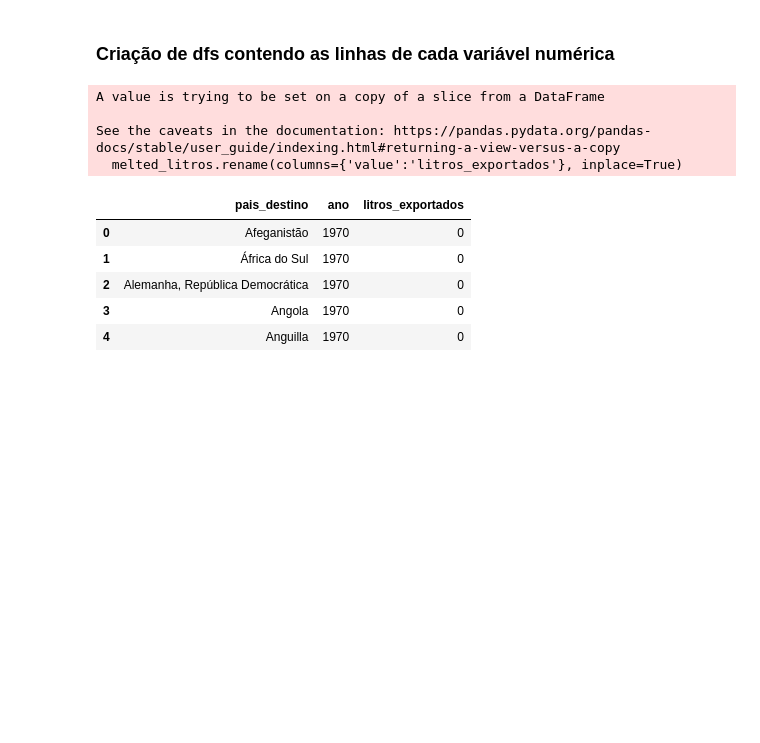
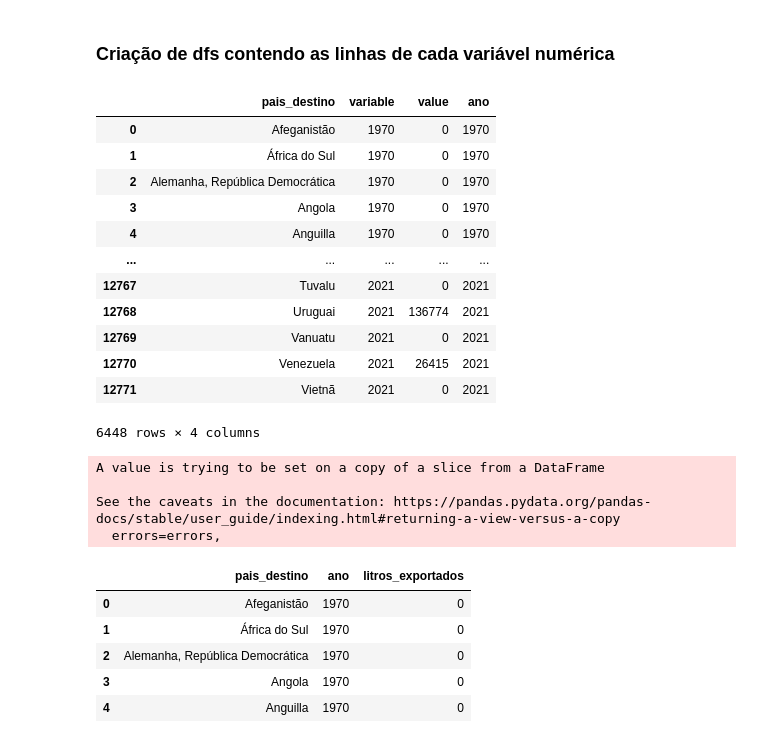
Before and after one commit to jackson-simionato/fase1_pos_tech_challenge_wine, a Jupyter notebook: fase 1 - tech challenge (vinhos).ipynb, the cells around one changed output. Cells and saved outputs as stored; diff of their text form; code cells hidden in the pictures; blank space fills up the shorter version.

```diff
--- a/fase 1 - tech challenge (vinhos).ipynb
+++ b/fase 1 - tech challenge (vinhos).ipynb
@@ -103,7 +16,7 @@ import seaborn as sns
 import matplotlib.pyplot as plt
 import numpy as np
 # %%
-wine_data = pd.read_csv('/content/drive/MyDrive/pos_alura_tech/fase_1/fase1_tech_challenge/data/raw/ExpVinho.csv', sep=';')
+wine_data = pd.read_csv('./data/raw/ExpVinho.csv', sep=';')
 wine_data.drop(columns=['Id'], inplace=True)
 wine_data.rename(columns={'País':'pais_destino'}, inplace=True)
 # %%
@@ -170,16 +83,32 @@ dtypes: int64(2), object(2)
 memory usage: 403.1+ KB
 # %% [markdown]
 ### Criação de dfs contendo as linhas de cada variável numérica
+# %%
+wine_melted.loc[wine_melted.variable.str.len() == 4]
+# %% [output]
+|  | pais_destino | variable | value | ano |
+| 0 | Afeganistão | 1970 | 0 | 1970 |
+| 1 | África do Sul | 1970 | 0 | 1970 |
+| 2 | Alemanha, República Democrática | 1970 | 0 | 1970 |
+| 3 | Angola | 1970 | 0 | 1970 |
+| 4 | Anguilla | 1970 | 0 | 1970 |
+| ... | ... | ... | ... | ... |
+| 12767 | Tuvalu | 2021 | 0 | 2021 |
+| 12768 | Uruguai | 2021 | 136774 | 2021 |
+| 12769 | Vanuatu | 2021 | 0 | 2021 |
+| 12770 | Venezuela | 2021 | 26415 | 2021 |
+| 12771 | Vietnã | 2021 | 0 | 2021 |
+6448 rows × 4 columns
 # %%
 # DF para linhas com informação de litros exportados
-melted_litros = wine_melted.query('variable.astype("str").str.len() == 4')
+melted_litros = wine_melted.loc[wine_melted.variable.str.len() == 4]
 melted_litros.rename(columns={'value':'litros_exportados'}, inplace=True)
 melted_litros = melted_litros[['pais_destino','ano','litros_exportados']]
 # %% [output]
 A value is trying to be set on a copy of a slice from a DataFrame
 
 See the caveats in the documentation: https://pandas.pydata.org/pandas-docs/stable/user_guide/indexing.html#returning-a-view-versus-a-copy
-  melted_litros.rename(columns={'value':'litros_exportados'}, inplace=True)
+  errors=errors,
 # %%
 melted_litros.head()
 # %% [output]
```
Also changed, not shown: parts of 49 cells of this notebook.
